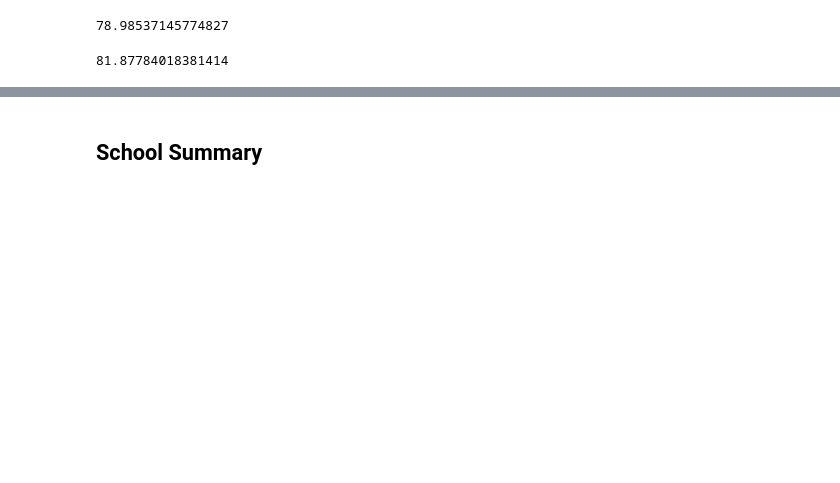
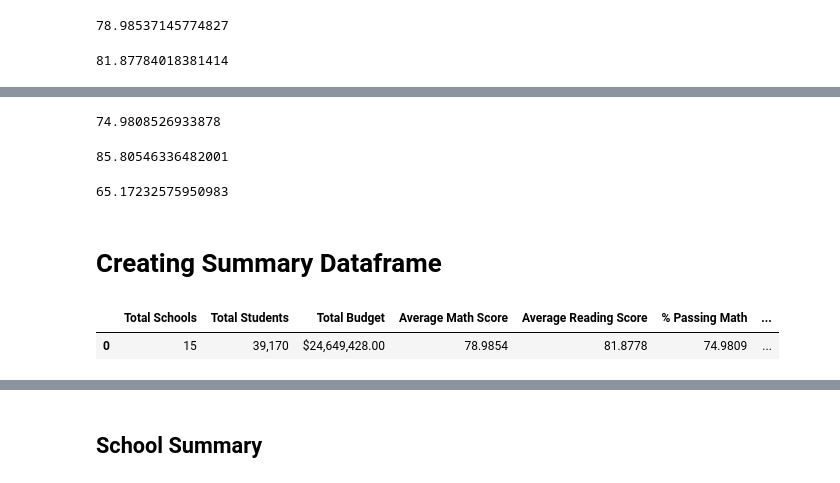
Before and after one commit to awinston8089/pandas-challenge, a Jupyter notebook: PyCitySchools/Homework_04-Pandas_Instructions_PyCitySchools_PyCitySchools_starter.ipynb, the cells around one changed output, grey strips where cells are left out. Cells and saved outputs as stored; diff of their text form; code cells hidden in the pictures; blank space fills up the shorter version.

```diff
--- a/PyCitySchools/Homework_04-Pandas_Instructions_PyCitySchools_PyCitySchools_starter.ipynb
+++ b/PyCitySchools/Homework_04-Pandas_Instructions_PyCitySchools_PyCitySchools_starter.ipynb
@@ -61,6 +61,7 @@ student_count
 # %% [output]
 39170
 # %%
-total_budget = school_data_complete["budget"].sum()
+unique_budget = school_data_complete["budget"].unique()
+total_budget = sum(unique_budget)
 total_budget
 # %% [output]
@@ -81,0 +81,32 @@ passing_mathscore =
+# %%
+passing_mathscore = (school_data_complete[school_data_complete["math_score"]>=70]["student_name"].count()/student_count)*100
+passing_mathscore
+# %% [output]
+74.9808526933878
+# %%
+passing_readingscore = (school_data_complete[school_data_complete["reading_score"]>=70]["student_name"].count()/student_count)*100
+passing_readingscore
+# %% [output]
+85.80546336482001
+# %%
+overall_passing = (school_data_complete[(school_data_complete["math_score"]>=70) & (school_data_complete["reading_score"]>=70)]["school_name"].count()/student_count)*100
+overall_passing
+# %% [output]
+65.17232575950983
+# %% [markdown]
+# Creating Summary Dataframe
+# %%
+district_summary = {"Total Schools": school_count,
+                   "Total Students": '{:,}'.format(student_count),
+                   "Total Budget": '${:,.2f}'.format(total_budget),
+                   "Average Math Score": '{:,.4f}'.format(average_mathscore),
+                   "Average Reading Score": '{:,.4f}'.format(average_readingscore),
+                    "% Passing Math": '{:,.4f}'.format(passing_mathscore),
+                    "% Passing Reading": '{:,.4f}'.format(passing_readingscore),
+                     "% Overall Passing":[round(overall_passing,4)]
+                   }
+district_summary_df = pd.DataFrame(district_summary)
+district_summary_df
+# %% [output]
+|  | Total Schools | Total Students | Total Budget | Average Math Score | Average Reading Score | % Passing Math | ... |
+| 0 | 15 | 39,170 | $24,649,428.00 | 78.9854 | 81.8778 | 74.9809 | ... |
```
Also changed, not shown: parts of 12 cells of this notebook.
